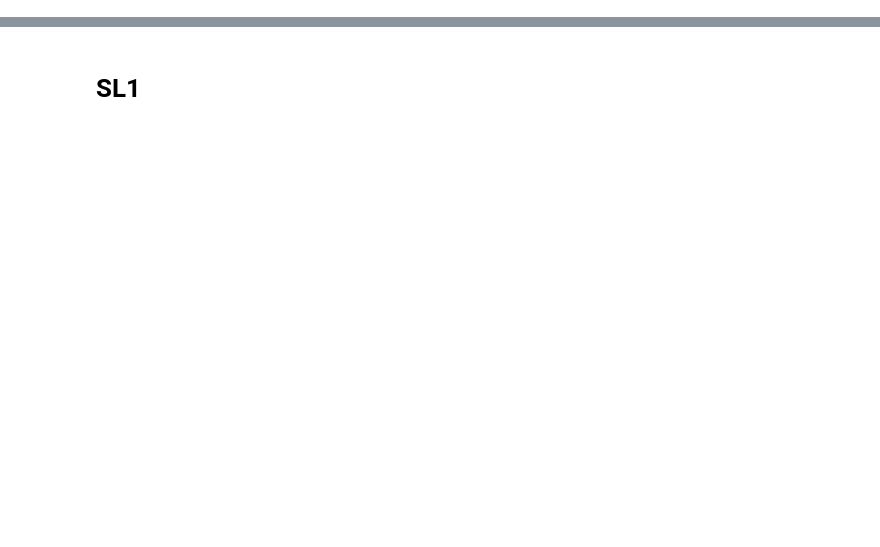
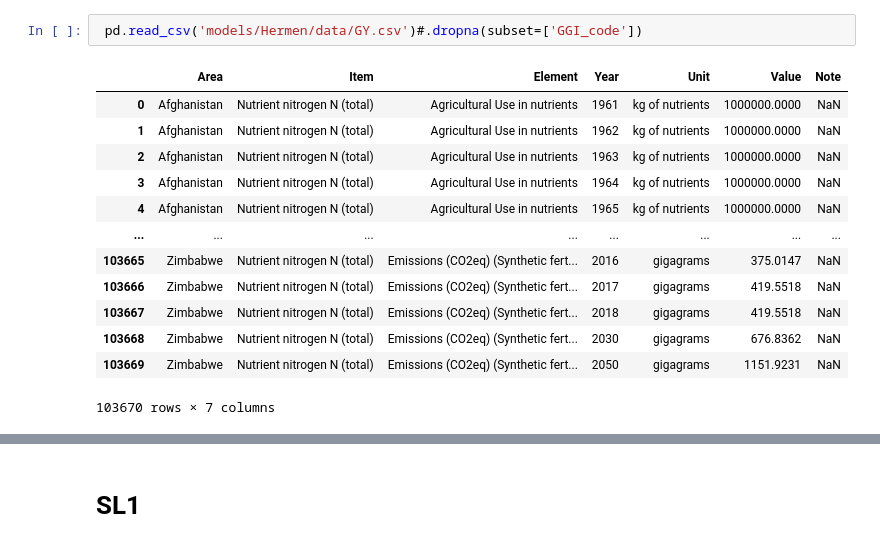
Before and after one commit to simonzabrocki/GraphModels, a Jupyter notebook: BE2_SL1_BE3_full.ipynb, the cells around one changed output, grey strips where cells are left out. Drawn from its saved outputs; the diff is of its cells as text; blank space fills up the shorter version.

```diff
--- a/BE2_SL1_BE3_full.ipynb
+++ b/BE2_SL1_BE3_full.ipynb
@@ -14,0 +48,16 @@ from graphmodels.graphmodel import GraphModel
+# %%
+ pd.read_csv('models/Hermen/data/GY.csv')#.dropna(subset=['GGI_code'])
+# %% [output]
+|  | Area | Item | Element | Year | Unit | Value | Note |
+| 0 | Afghanistan | Nutrient nitrogen N (total) | Agricultural Use in nutrients | 1961 | kg of nutrients | 1000000.0000 | NaN |
+| 1 | Afghanistan | Nutrient nitrogen N (total) | Agricultural Use in nutrients | 1962 | kg of nutrients | 1000000.0000 | NaN |
+| 2 | Afghanistan | Nutrient nitrogen N (total) | Agricultural Use in nutrients | 1963 | kg of nutrients | 1000000.0000 | NaN |
+| 3 | Afghanistan | Nutrient nitrogen N (total) | Agricultural Use in nutrients | 1964 | kg of nutrients | 1000000.0000 | NaN |
+| 4 | Afghanistan | Nutrient nitrogen N (total) | Agricultural Use in nutrients | 1965 | kg of nutrients | 1000000.0000 | NaN |
+| ... | ... | ... | ... | ... | ... | ... | ... |
+| 103665 | Zimbabwe | Nutrient nitrogen N (total) | Emissions (CO2eq) (Synthetic fert... | 2016 | gigagrams | 375.0147 | NaN |
+| 103666 | Zimbabwe | Nutrient nitrogen N (total) | Emissions (CO2eq) (Synthetic fert... | 2017 | gigagrams | 419.5518 | NaN |
+| 103667 | Zimbabwe | Nutrient nitrogen N (total) | Emissions (CO2eq) (Synthetic fert... | 2018 | gigagrams | 419.5518 | NaN |
+| 103668 | Zimbabwe | Nutrient nitrogen N (total) | Emissions (CO2eq) (Synthetic fert... | 2030 | gigagrams | 676.8362 | NaN |
+| 103669 | Zimbabwe | Nutrient nitrogen N (total) | Emissions (CO2eq) (Synthetic fert... | 2050 | gigagrams | 1151.9231 | NaN |
+103670 rows × 7 columns
```
Also changed, not shown: parts of 28 cells of this notebook, 18 other files.
